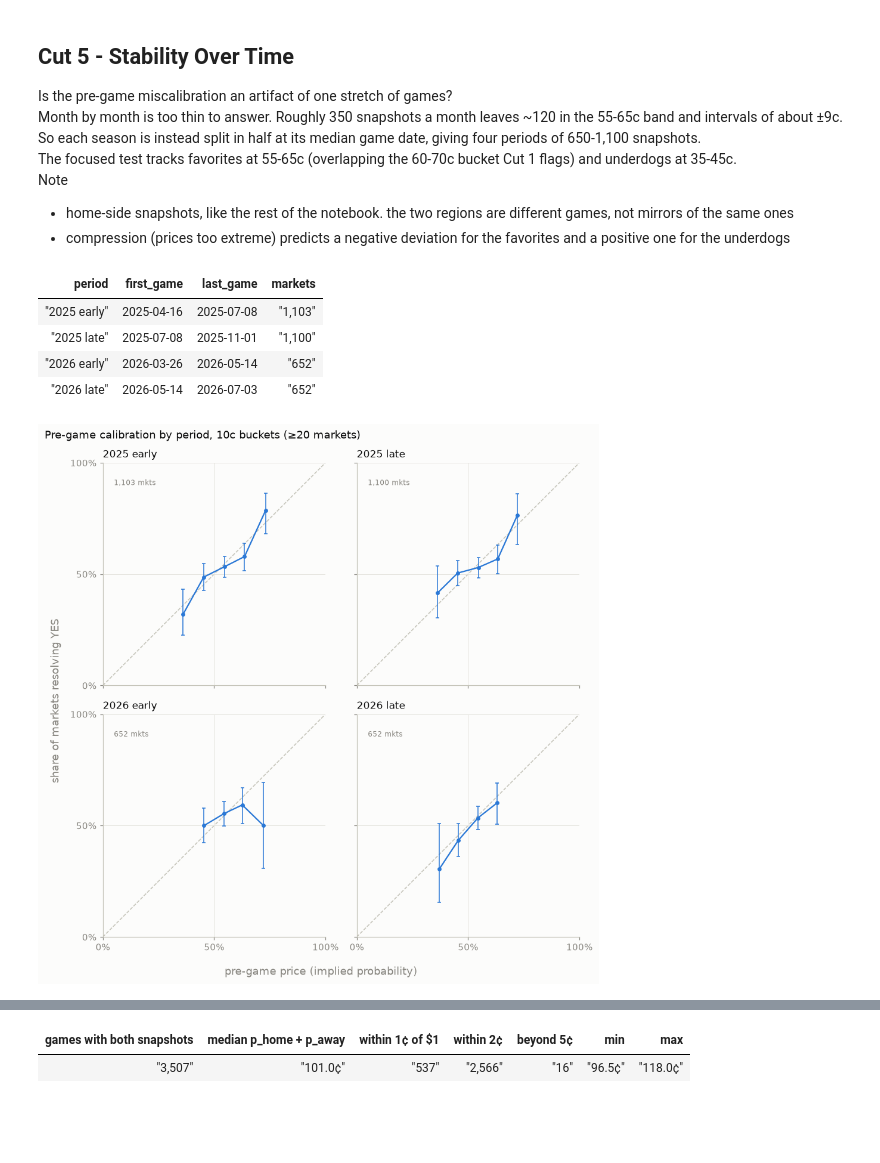
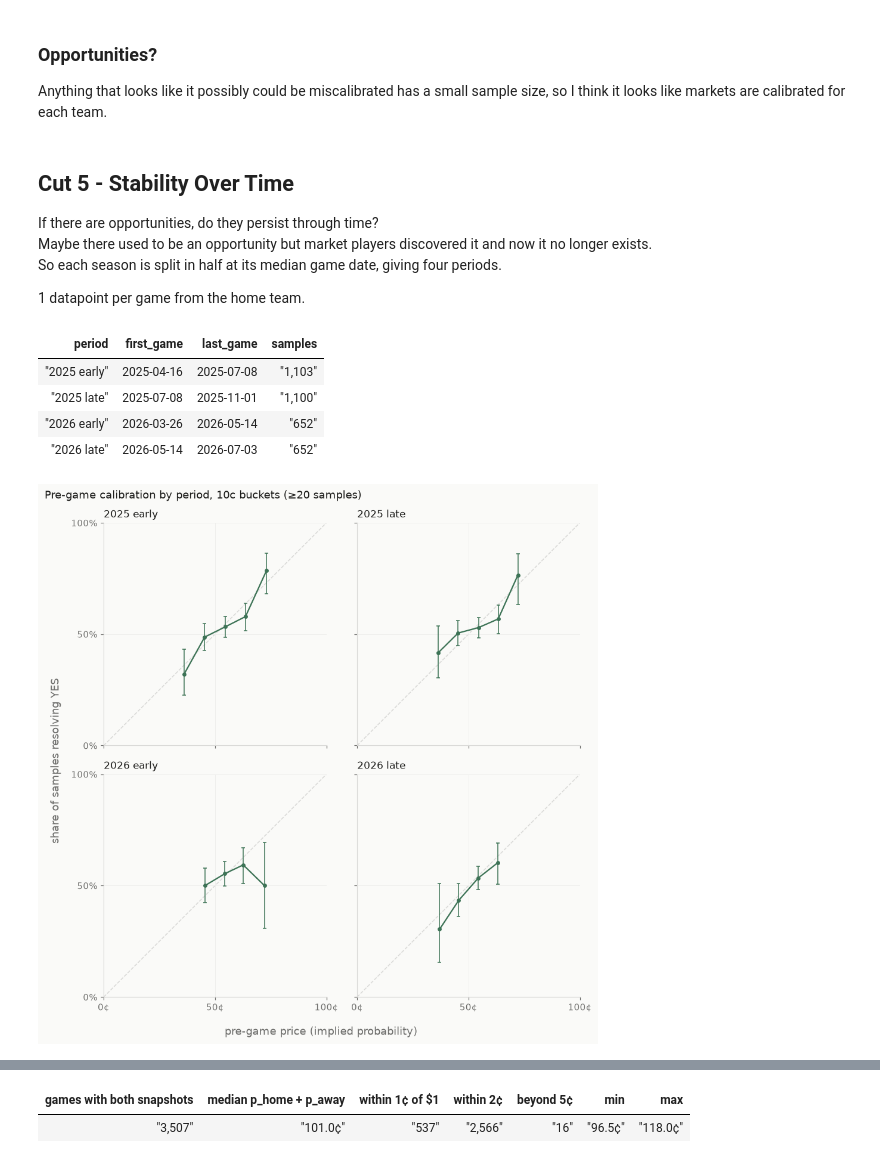
Before and after one commit to zhinit/prediction-market-analysis, a Jupyter notebook: analysis/mlb_calibration.ipynb, the cells around one changed output, grey strips where cells are left out. Saved outputs shown, nothing was run; the diff lists cells and outputs as text; code cells hidden in the pictures; blank space fills up the shorter version.

```diff
--- a/analysis/mlb_calibration.ipynb
+++ b/analysis/mlb_calibration.ipynb
@@ -511,17 +456,17 @@ fig, ax = plt.subplots(figsize=(6.2, 6.2))
 
 home = calibration("mlb_calib_pre_snapshots", "side = 'home'")
 away = calibration("mlb_calib_pre_snapshots", "side = 'away'")
-# tails hold 1-2 markets per bucket; plot only buckets with real sample
-plot_calibration(ax, home.filter(pl.col("n_markets") >= 20),
-                 color=BLUE, label="home")
-plot_calibration(ax, away.filter(pl.col("n_markets") >= 20),
-                 color=AQUA, label="away")
+# tails hold 1-2 samples per bucket; plot only buckets with real sample
+plot_calibration(ax, home.filter(pl.col("n_samples") >= 20),
+                 color=GREEN, label="home")
+plot_calibration(ax, away.filter(pl.col("n_samples") >= 20),
+                 color=CLAY, label="away")
 
 ax.set_xlabel("pre-game price (implied probability)")
-ax.set_ylabel("share of markets resolving YES")
-ax.set_title("Pre-game calibration by side, 10c buckets (≥20 markets)",
+ax.set_ylabel("share of samples resolving YES")
+ax.set_title("Pre-game calibration by side, 10c buckets (≥20 samples)",
              color=INK)
-ax.xaxis.set_major_formatter(PCT)
+ax.xaxis.set_major_formatter(CENTS)
 ax.yaxis.set_major_formatter(PCT)
 ax.legend(loc="upper left", frameon=False)
 
@@ -559,0 +543,19 @@ display(show_calibration(away))
+# %%
+fig, axes = plt.subplots(6, 5, figsize=(13, 16), sharex=True, sharey=True)
+
+for ax, team in zip(axes.flat, teams.sort("team")["team"]):
+    df = calibration("mlb_calib_pre_snapshots", "team = ?", buckets=10,
+                     params=[team])
+    plot_calibration(ax, df)
+    ax.set_title(team, color=INK, fontsize=10)
+    ax.set_xticks([0, 0.5, 1])
+    ax.set_yticks([0, 0.5, 1])
+    ax.xaxis.set_major_formatter(CENTS)
+    ax.yaxis.set_major_formatter(PCT)
+
+fig.supxlabel("pre-game price (implied probability)", color=MUTED)
+fig.supylabel("share of samples resolving YES", color=MUTED)
+fig.suptitle("Pre-game calibration by team, 10c buckets", color=INK,
+             x=0.01, ha="left")
+fig.tight_layout()
+plt.show()
@@ -560,13 +564,15 @@ display(show_calibration(away))
+# %% [markdown]
+### Opportunities?
+
+Anything that looks like it possibly could be miscalibrated has a small sample size, so I think it looks like markets are calibrated for each team.
 # %% [markdown]
 ## Cut 5 - Stability Over Time
 
-Is the pre-game miscalibration an artifact of one stretch of games?\
-Month by month is too thin to answer. Roughly 350 snapshots a month leaves ~120 in the 55-65c band and intervals of about ±9c.\
-So each season is instead split in half at its median game date, giving four periods of 650-1,100 snapshots.\
-The focused test tracks favorites at 55-65c (overlapping the 60-70c bucket Cut 1 flags) and underdogs at 35-45c.\
-Note
-- home-side snapshots, like the rest of the notebook. the two regions are different games, not mirrors of the same ones
-- compression (prices too extreme) predicts a negative deviation for the favorites and a positive one for the underdogs
+If there are opportunities, do they persist through time?\
+Maybe there used to be an opportunity but market players discovered it and now it no longer exists.\
+So each season is split in half at its median game date, giving four periods.
+
+1 datapoint per game from the home team.
 # %%
 con.sql("""
     CREATE OR REPLACE TEMP VIEW pre_snap_period AS
@@ -583,17 +589,17 @@ con.sql("""
     SELECT season, half,
            min(sched_start)::DATE AS first_game,
            max(sched_start)::DATE AS last_game,
-           count(*) AS n_markets
+           count(*) AS n_samples
     FROM pre_snap_period
     GROUP BY season, half ORDER BY season, half
 """).pl().select(
     pl.format("{} {}", pl.col("season"), pl.col("half")).alias("period"),
     pl.col("first_game"),
     pl.col("last_game"),
-    fmt_count("n_markets").alias("markets"),
+    fmt_count("n_samples").alias("samples"),
 )
 # %% [output]
-| period | first_game | last_game | markets |
+| period | first_game | last_game | samples |
 | "2025 early" | 2025-04-16 | 2025-07-08 | "1,103" |
 | "2025 late" | 2025-07-08 | 2025-11-01 | "1,100" |
 | "2026 early" | 2026-03-26 | 2026-05-14 | "652" |
@@ -601,23 +607,21 @@ con.sql("""
 # %%
 fig, axes = plt.subplots(2, 2, figsize=(8.6, 8.6), sharex=True, sharey=True)
 
 for ax, (season, half) in zip(axes.flat, PERIODS):
     df = calibration("pre_snap_period", "season = ? AND half = ?",
                      buckets=10, params=[season, half])
-    plot_calibration(ax, df.filter(pl.col("n_markets") >= 20))
+    plot_calibration(ax, df.filter(pl.col("n_samples") >= 20))
     ax.set_title(f"{season} {half}", color=INK, fontsize=11)
-    ax.annotate(f"{df['n_markets'].sum():,} mkts", (0.05, 0.9),
-                xycoords="axes fraction", fontsize=8, color=MUTED)
     ax.set_xticks([0, 0.5, 1])
     ax.set_yticks([0, 0.5, 1])
-    ax.xaxis.set_major_formatter(PCT)
+    ax.xaxis.set_major_formatter(CENTS)
     ax.yaxis.set_major_formatter(PCT)
 
 fig.supxlabel("pre-game price (implied probability)", color=MUTED)
-fig.supylabel("share of markets resolving YES", color=MUTED)
-fig.suptitle("Pre-game calibration by period, 10c buckets (≥20 markets)",
+fig.supylabel("share of samples resolving YES", color=MUTED)
+fig.suptitle("Pre-game calibration by period, 10c buckets (≥20 samples)",
              color=INK, x=0.01, ha="left")
 fig.tight_layout()
 plt.show()
 # %% [output]
-[figure, old version]
+[figure, new version]
```
Also changed, not shown: parts of 66 cells of this notebook.
